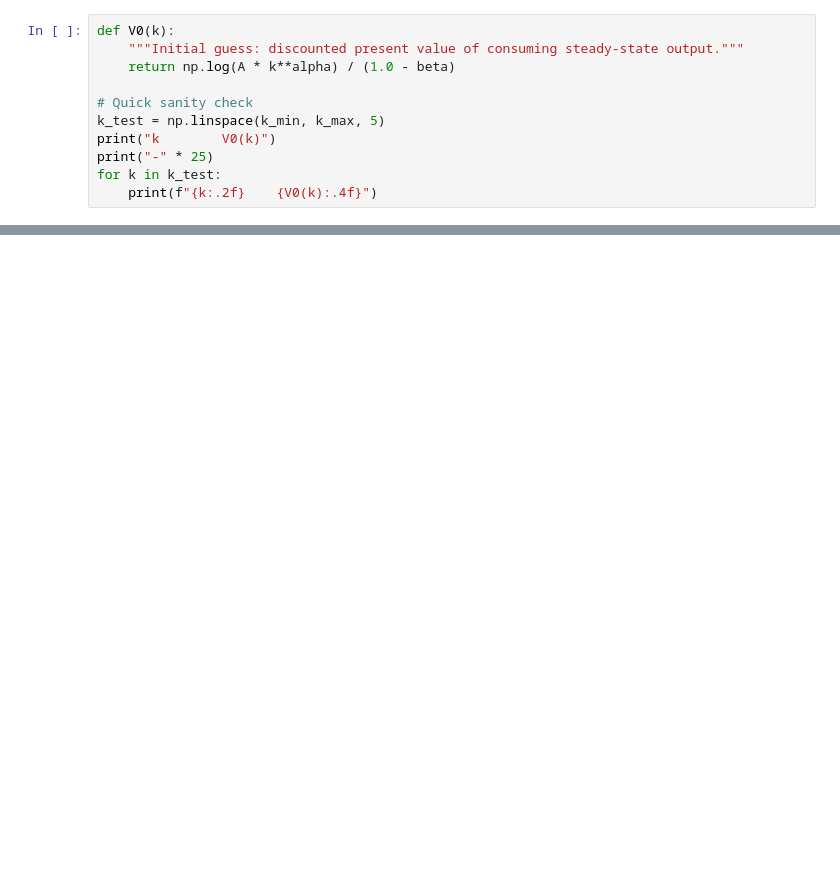
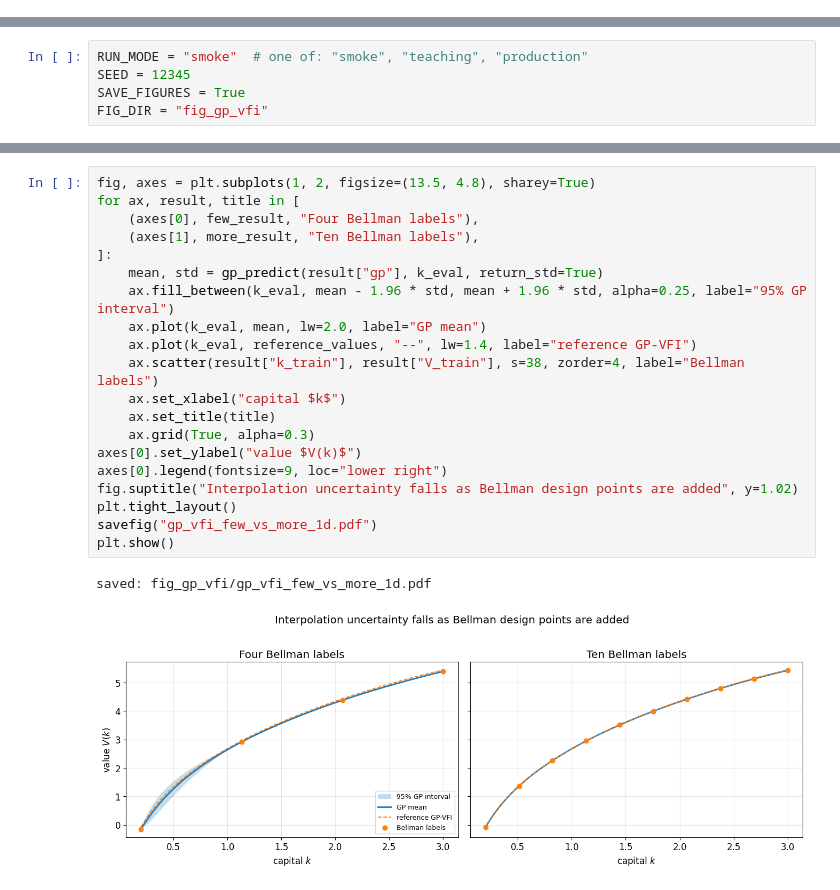
Before and after one commit to josemonge85/Deep_Learning_for_Solving_And_Estimating_Dynamic_Economic_Models, a Jupyter notebook: lectures/lecture_14_surrogates_and_gps/code/lecture_14_04_GP_Value_Function_Iteration.ipynb, the cells around one changed output, grey strips where cells are left out. Drawn from its saved outputs; the diff is of its cells as text; blank space fills up the shorter version.

```diff
--- a/lectures/lecture_14_surrogates_and_gps/code/lecture_14_04_GP_Value_Function_Iteration.ipynb
+++ b/lectures/lecture_14_surrogates_and_gps/code/lecture_14_04_GP_Value_Function_Iteration.ipynb
@@ -158,11 +0,0 @@ This is *not* the true value function, but it has the right qualitative shape (c
-# %%
-def V0(k):
-    """Initial guess: discounted present value of consuming steady-state output."""
-    return np.log(A * k**alpha) / (1.0 - beta)
-
-# Quick sanity check
-k_test = np.linspace(k_min, k_max, 5)
-print("k        V0(k)")
-print("-" * 25)
-for k in k_test:
-    print(f"{k:.2f}    {V0(k):.4f}")
@@ -1321,0 +14,5 @@ if RUN_MODE == 'smoke':
+# %%
+RUN_MODE = "smoke"  # one of: "smoke", "teaching", "production"
+SEED = 12345
+SAVE_FIGURES = True
+FIG_DIR = "fig_gp_vfi"
@@ -1321,0 +502,23 @@ if RUN_MODE == 'smoke':
+# %%
+fig, axes = plt.subplots(1, 2, figsize=(13.5, 4.8), sharey=True)
+for ax, result, title in [
+    (axes[0], few_result, "Four Bellman labels"),
+    (axes[1], more_result, "Ten Bellman labels"),
+]:
+    mean, std = gp_predict(result["gp"], k_eval, return_std=True)
+    ax.fill_between(k_eval, mean - 1.96 * std, mean + 1.96 * std, alpha=0.25, label="95% GP interval")
+    ax.plot(k_eval, mean, lw=2.0, label="GP mean")
+    ax.plot(k_eval, reference_values, "--", lw=1.4, label="reference GP-VFI")
+    ax.scatter(result["k_train"], result["V_train"], s=38, zorder=4, label="Bellman labels")
+    ax.set_xlabel("capital $k$")
+    ax.set_title(title)
+    ax.grid(True, alpha=0.3)
+axes[0].set_ylabel("value $V(k)$")
+axes[0].legend(fontsize=9, loc="lower right")
+fig.suptitle("Interpolation uncertainty falls as Bellman design points are added", y=1.02)
+plt.tight_layout()
+savefig("gp_vfi_few_vs_more_1d.pdf")
+plt.show()
+# %% [output]
+saved: fig_gp_vfi/gp_vfi_few_vs_more_1d.pdf
+[figure, added]
```
Also changed, not shown: parts of 57 cells of this notebook.
